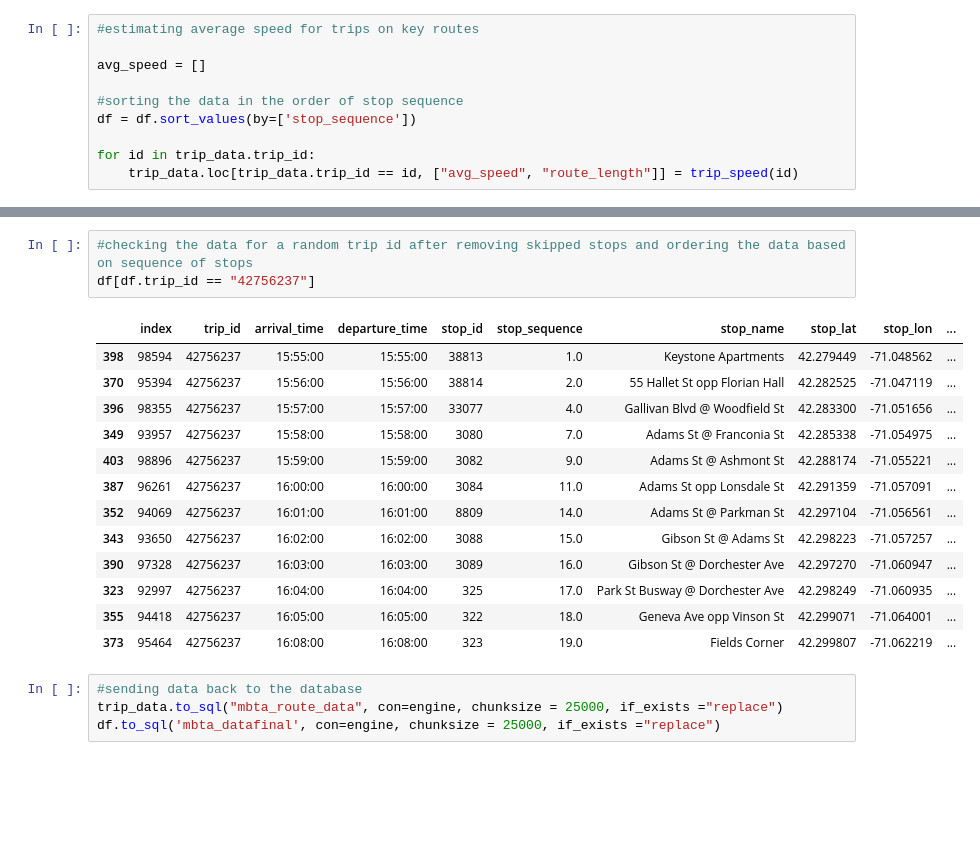
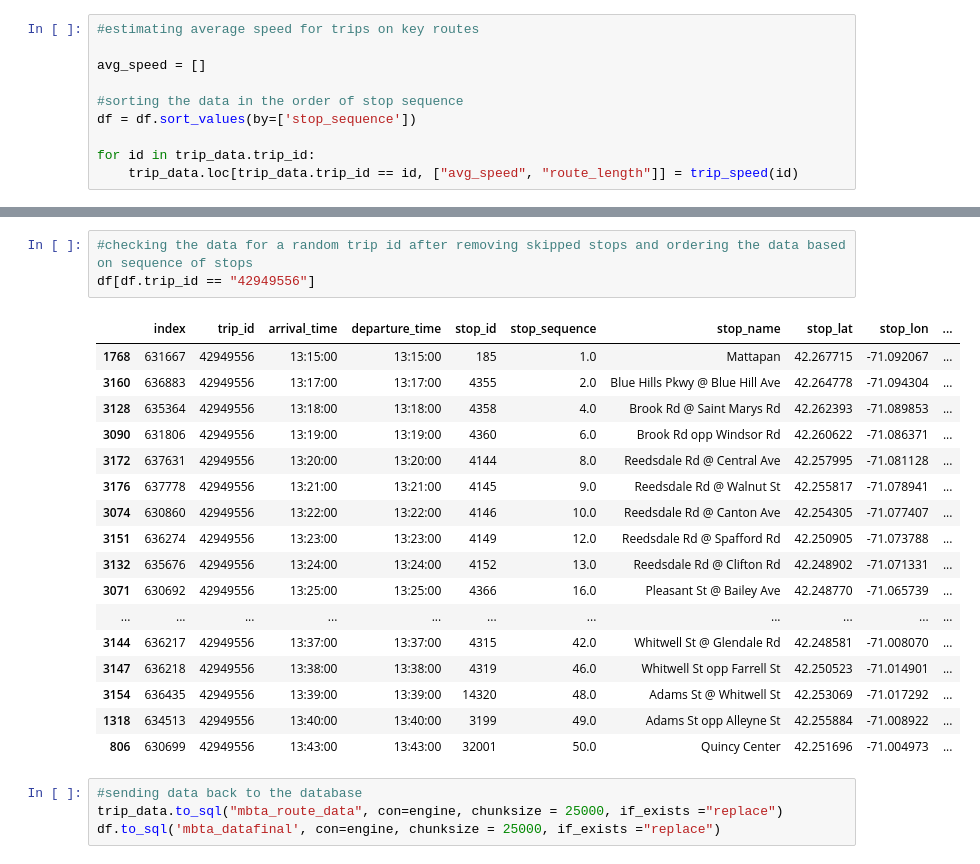
Before and after one commit to UpadhiV/evfleets, a Jupyter notebook: Boston .ipynb, the cells around one changed output, grey strips where cells are left out. Drawn from its saved outputs; the diff is of its cells as text; blank space fills up the shorter version.

```diff
--- a/Boston .ipynb
+++ b/Boston .ipynb
@@ -522,20 +536,24 @@ trip_data
 # %%
 #checking the data for a random trip id after removing skipped stops and ordering the data based on sequence of stops
-df[df.trip_id == "42756237"]
+df[df.trip_id == "42949556"]
 # %% [output]
 |  | index | trip_id | arrival_time | departure_time | stop_id | stop_sequence | stop_name | stop_lat | stop_lon | ... |
-| 398 | 98594 | 42756237 | 15:55:00 | 15:55:00 | 38813 | 1.0 | Keystone Apartments | 42.279449 | -71.048562 | ... |
-| 370 | 95394 | 42756237 | 15:56:00 | 15:56:00 | 38814 | 2.0 | 55 Hallet St opp Florian Hall | 42.282525 | -71.047119 | ... |
-| 396 | 98355 | 42756237 | 15:57:00 | 15:57:00 | 33077 | 4.0 | Gallivan Blvd @ Woodfield St | 42.283300 | -71.051656 | ... |
-| 349 | 93957 | 42756237 | 15:58:00 | 15:58:00 | 3080 | 7.0 | Adams St @ Franconia St | 42.285338 | -71.054975 | ... |
-| 403 | 98896 | 42756237 | 15:59:00 | 15:59:00 | 3082 | 9.0 | Adams St @ Ashmont St | 42.288174 | -71.055221 | ... |
-| 387 | 96261 | 42756237 | 16:00:00 | 16:00:00 | 3084 | 11.0 | Adams St opp Lonsdale St | 42.291359 | -71.057091 | ... |
-| 352 | 94069 | 42756237 | 16:01:00 | 16:01:00 | 8809 | 14.0 | Adams St @ Parkman St | 42.297104 | -71.056561 | ... |
-| 343 | 93650 | 42756237 | 16:02:00 | 16:02:00 | 3088 | 15.0 | Gibson St @ Adams St | 42.298223 | -71.057257 | ... |
-| 390 | 97328 | 42756237 | 16:03:00 | 16:03:00 | 3089 | 16.0 | Gibson St @ Dorchester Ave | 42.297270 | -71.060947 | ... |
-| 323 | 92997 | 42756237 | 16:04:00 | 16:04:00 | 325 | 17.0 | Park St Busway @ Dorchester Ave | 42.298249 | -71.060935 | ... |
-| 355 | 94418 | 42756237 | 16:05:00 | 16:05:00 | 322 | 18.0 | Geneva Ave opp Vinson St | 42.299071 | -71.064001 | ... |
-| 373 | 95464 | 42756237 | 16:08:00 | 16:08:00 | 323 | 19.0 | Fields Corner | 42.299807 | -71.062219 | ... |
+| 1768 | 631667 | 42949556 | 13:15:00 | 13:15:00 | 185 | 1.0 | Mattapan | 42.267715 | -71.092067 | ... |
+| 3160 | 636883 | 42949556 | 13:17:00 | 13:17:00 | 4355 | 2.0 | Blue Hills Pkwy @ Blue Hill Ave | 42.264778 | -71.094304 | ... |
+| 3128 | 635364 | 42949556 | 13:18:00 | 13:18:00 | 4358 | 4.0 | Brook Rd @ Saint Marys Rd | 42.262393 | -71.089853 | ... |
+| 3090 | 631806 | 42949556 | 13:19:00 | 13:19:00 | 4360 | 6.0 | Brook Rd opp Windsor Rd | 42.260622 | -71.086371 | ... |
+| 3172 | 637631 | 42949556 | 13:20:00 | 13:20:00 | 4144 | 8.0 | Reedsdale Rd @ Central Ave | 42.257995 | -71.081128 | ... |
+| 3176 | 637778 | 42949556 | 13:21:00 | 13:21:00 | 4145 | 9.0 | Reedsdale Rd @ Walnut St | 42.255817 | -71.078941 | ... |
+| 3074 | 630860 | 42949556 | 13:22:00 | 13:22:00 | 4146 | 10.0 | Reedsdale Rd @ Canton Ave | 42.254305 | -71.077407 | ... |
+| 3151 | 636274 | 42949556 | 13:23:00 | 13:23:00 | 4149 | 12.0 | Reedsdale Rd @ Spafford Rd | 42.250905 | -71.073788 | ... |
+| 3132 | 635676 | 42949556 | 13:24:00 | 13:24:00 | 4152 | 13.0 | Reedsdale Rd @ Clifton Rd | 42.248902 | -71.071331 | ... |
+| 3071 | 630692 | 42949556 | 13:25:00 | 13:25:00 | 4366 | 16.0 | Pleasant St @ Bailey Ave | 42.248770 | -71.065739 | ... |
+| ... | ... | ... | ... | ... | ... | ... | ... | ... | ... | ... |
+| 3144 | 636217 | 42949556 | 13:37:00 | 13:37:00 | 4315 | 42.0 | Whitwell St @ Glendale Rd | 42.248581 | -71.008070 | ... |
+| 3147 | 636218 | 42949556 | 13:38:00 | 13:38:00 | 4319 | 46.0 | Whitwell St opp Farrell St | 42.250523 | -71.014901 | ... |
+| 3154 | 636435 | 42949556 | 13:39:00 | 13:39:00 | 14320 | 48.0 | Adams St @ Whitwell St | 42.253069 | -71.017292 | ... |
+| 1318 | 634513 | 42949556 | 13:40:00 | 13:40:00 | 3199 | 49.0 | Adams St opp Alleyne St | 42.255884 | -71.008922 | ... |
+| 806 | 630699 | 42949556 | 13:43:00 | 13:43:00 | 32001 | 50.0 | Quincy Center | 42.251696 | -71.004973 | ... |
 # %%
 #sending data back to the database
 trip_data.to_sql("mbta_route_data", con=engine, chunksize = 25000, if_exists ="replace")
```
Also changed, not shown: parts of 11 cells of this notebook.
